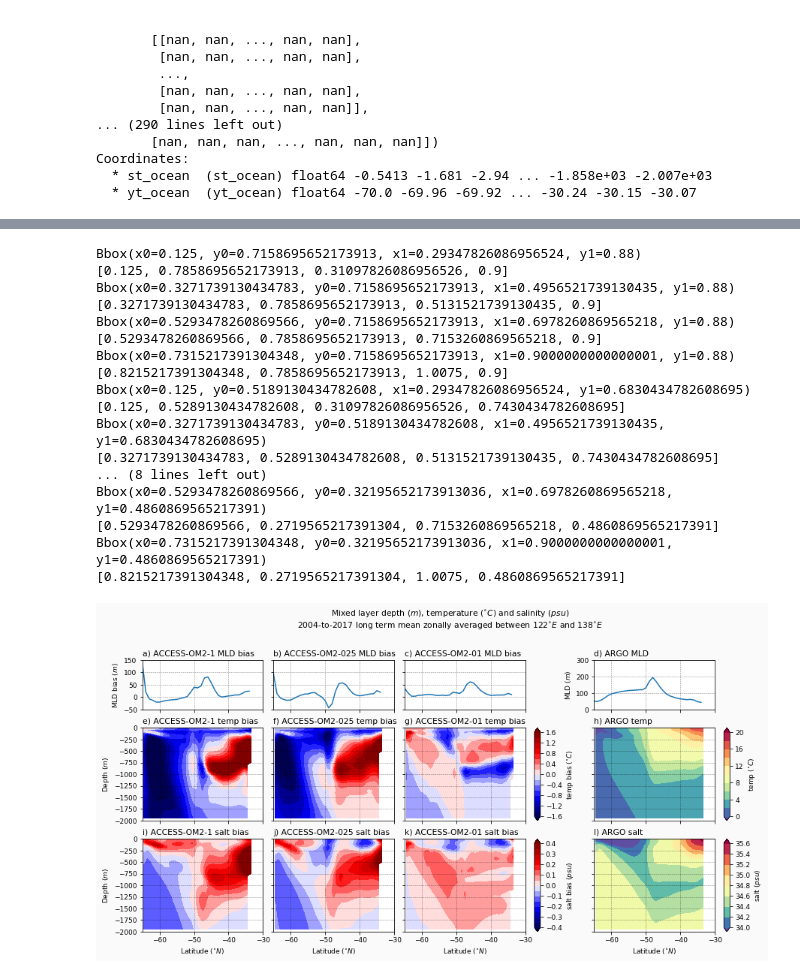
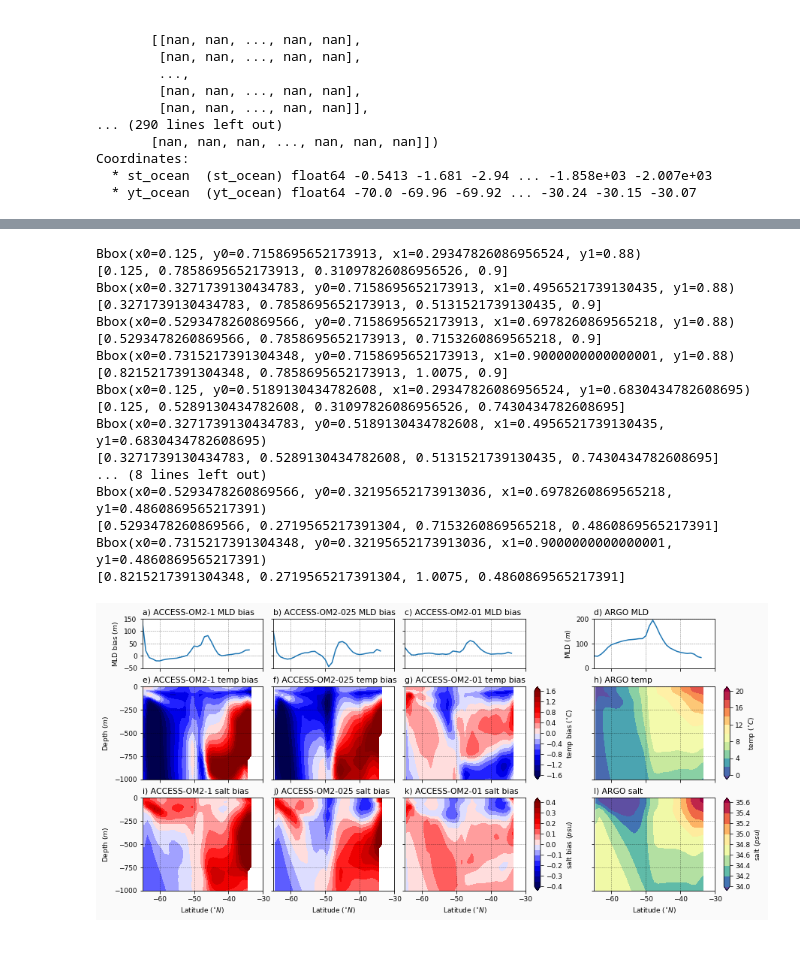
Before and after one commit to ERDuran/Australian-waters-diagnostics, a Jupyter notebook: scripts/p57_plot_MLD_zonal_meridional_sections.ipynb, the cells around one changed output, grey strips where cells are left out. Drawn from its saved outputs; the diff is of its cells as text; code cells hidden in the pictures; blank space fills up the shorter version.

```diff
--- a/scripts/p57_plot_MLD_zonal_meridional_sections.ipynb
+++ b/scripts/p57_plot_MLD_zonal_meridional_sections.ipynb
@@ -471,10 +643,10 @@ def savefigure(fname):
 fig = plt.figure(1, figsize=(12,8), facecolor=[0.98,0.98,0.98])
 matplotlib.rcParams.update({'font.size': 9})
 
-plt.suptitle(
-    r'Mixed layer depth ($m$), temperature ($^{\circ}C$) and salinity ($psu$) ' +
-    '\n2004-to-2017 long term mean zonally averaged between 122$^{\circ}E$ and 138$^{\circ}E$',
-    x=0.6,y=1.02, ha='center')
+# plt.suptitle(
+#     r'Mixed layer depth ($m$), temperature ($^{\circ}C$) and salinity ($psu$) ' +
+#     '\n2004-to-2017 long term mean zonally averaged between 122$^{\circ}E$ and 138$^{\circ}E$',
+#     x=0.6,y=1.02, ha='center')
 
 row=4
 col=4
@@ -566,7 +738,7 @@ ax.set_title('d) ARGO MLD', loc='left')
 # ax.set_extent([90, 180, -70, 20], crs=ccrs.PlateCarree())
 ax.set_xticks(arange(-60, -30, 10))
 ax.set_yticks(arange(0, 300, 100))
-plt.ylim([0, 300])
+plt.ylim([0, 200])
 plt.xlim([-65,-30])
 # ax.xaxis.set_major_formatter(lon_formatter)
 # ax.yaxis.set_major_formatter(lat_formatter)
@@ -594,7 +766,7 @@ ax.set_title('e) ACCESS-OM2-1 temp bias', loc='left')
 # ax.set_extent([90, 180, -70, 20], crs=ccrs.PlateCarree())
 ax.set_xticks(arange(-60, -30, 10))
 ax.set_yticks(arange(-2000, 0, 250))
-plt.xlim([-65,-30])
+plt.xlim([-65,-30]), plt.ylim([-1000,0])
 # ax.xaxis.set_major_formatter(lon_formatter)
 # ax.yaxis.set_major_formatter(lat_formatter)
 # ax.set_xlabel('')
@@ -621,7 +793,7 @@ ax.set_title('f) ACCESS-OM2-025 temp bias', loc='left')
 # ax.set_extent([90, 180, -70, 20], crs=ccrs.PlateCarree())
 ax.set_xticks(arange(-60, -30, 10))
 ax.set_yticks(arange(-2000, 0, 250))
-plt.xlim([-65,-30])
+plt.xlim([-65,-30]), plt.ylim([-1000,0])
 # ax.xaxis.set_major_formatter(lon_formatter)
 # ax.yaxis.set_major_formatter(lat_formatter)
 # ax.set_xlabel('')
@@ -648,7 +820,7 @@ ax.set_title('g) ACCESS-OM2-01 temp bias', loc='left')
 # ax.set_extent([90, 180, -70, 20], crs=ccrs.PlateCarree())
 ax.set_xticks(arange(-60, -30, 10))
 ax.set_yticks(arange(-2000, 0, 250))
-plt.xlim([-65,-30])
+plt.xlim([-65,-30]), plt.ylim([-1000,0])
 # ax.xaxis.set_major_formatter(lon_formatter)
 # ax.yaxis.set_major_formatter(lat_formatter)
 # ax.set_xlabel('')
@@ -681,7 +853,7 @@ ax.set_title('h) ARGO temp', loc='left')
 # ax.set_extent([90, 180, -70, 20], crs=ccrs.PlateCarree())
 ax.set_xticks(arange(-60, -30, 10))
 ax.set_yticks(arange(-2000, 0, 250))
-plt.xlim([-65,-30])
+plt.xlim([-65,-30]), plt.ylim([-1000,0])
 # ax.xaxis.set_major_formatter(lon_formatter)
 # ax.yaxis.set_major_formatter(lat_formatter)
 # ax.set_xlabel('')
@@ -716,7 +888,7 @@ ax.set_title('i) ACCESS-OM2-1 salt bias', loc='left')
 # ax.set_extent([90, 180, -70, 20], crs=ccrs.PlateCarree())
 ax.set_xticks(arange(-60, -30, 10))
 ax.set_yticks(arange(-2000, 0, 250))
-plt.xlim([-65,-30])
+plt.xlim([-65,-30]), plt.ylim([-1000,0])
 # ax.xaxis.set_major_formatter(lon_formatter)
 # ax.yaxis.set_major_formatter(lat_formatter)
 ax.set_xlabel('Latitude ($^{\circ}N$)')
@@ -743,7 +915,7 @@ ax.set_title('j) ACCESS-OM2-025 salt bias', loc='left')
 # ax.set_extent([90, 180, -70, 20], crs=ccrs.PlateCarree())
 ax.set_xticks(arange(-60, -30, 10))
 ax.set_yticks(arange(-2000, 0, 250))
-plt.xlim([-65,-30])
+plt.xlim([-65,-30]), plt.ylim([-1000,0])
 # ax.xaxis.set_major_formatter(lon_formatter)
 # ax.yaxis.set_major_formatter(lat_formatter)
 ax.set_xlabel('Latitude ($^{\circ}N$)')
@@ -770,7 +942,7 @@ ax.set_title('k) ACCESS-OM2-01 salt bias', loc='left')
 # ax.set_extent([90, 180, -70, 20], crs=ccrs.PlateCarree())
 ax.set_xticks(arange(-60, -30, 10))
 ax.set_yticks(arange(-2000, 0, 250))
-plt.xlim([-65,-30])
+plt.xlim([-65,-30]), plt.ylim([-1000,0])
 # ax.xaxis.set_major_formatter(lon_formatter)
 # ax.yaxis.set_major_formatter(lat_formatter)
 ax.set_xlabel('Latitude ($^{\circ}N$)')
@@ -803,7 +975,7 @@ ax.set_title('l) ARGO salt', loc='left')
 # ax.set_extent([90, 180, -70, 20], crs=ccrs.PlateCarree())
 ax.set_xticks(arange(-60, -30, 10))
 ax.set_yticks(arange(-2000, 0, 250))
-plt.xlim([-65,-30])
+plt.xlim([-65,-30]), plt.ylim([-1000,0])
 # ax.xaxis.set_major_formatter(lon_formatter)
 # ax.yaxis.set_major_formatter(lat_formatter)
 ax.set_xlabel('Latitude ($^{\circ}N$)')
@@ -813,34 +985,34 @@ ax.set_yticklabels('')
 ax.grid(linewidth=0.5, color='black', alpha=0.5, linestyle='--')
 axins = inset_axes(ax,
                    width="5%",  # width = 5% of parent_bbox width
                    height="100%",  # height : 50%
                    loc='lower left',
                    bbox_to_anchor=(1.075, 0, 1, 1),
                    bbox_transform=ax.transAxes,
                    borderpad=0)
 cbar = plt.colorbar(plot, orientation='vertical',
                     label=r'salt ($psu$)', cax=axins)
 
 savefigure('xm128_ltm')
 # %% [output]
 Bbox(x0=0.125, y0=0.7158695652173913, x1=0.29347826086956524, y1=0.88)
 [0.125, 0.7858695652173913, 0.31097826086956526, 0.9]
 Bbox(x0=0.3271739130434783, y0=0.7158695652173913, x1=0.4956521739130435, y1=0.88)
 [0.3271739130434783, 0.7858695652173913, 0.5131521739130435, 0.9]
 Bbox(x0=0.5293478260869566, y0=0.7158695652173913, x1=0.6978260869565218, y1=0.88)
 [0.5293478260869566, 0.7858695652173913, 0.7153260869565218, 0.9]
 Bbox(x0=0.7315217391304348, y0=0.7158695652173913, x1=0.9000000000000001, y1=0.88)
 [0.8215217391304348, 0.7858695652173913, 1.0075, 0.9]
 Bbox(x0=0.125, y0=0.5189130434782608, x1=0.29347826086956524, y1=0.6830434782608695)
 [0.125, 0.5289130434782608, 0.31097826086956526, 0.7430434782608695]
 Bbox(x0=0.3271739130434783, y0=0.5189130434782608, x1=0.4956521739130435, y1=0.6830434782608695)
 [0.3271739130434783, 0.5289130434782608, 0.5131521739130435, 0.7430434782608695]
 ... (8 lines left out)
 Bbox(x0=0.5293478260869566, y0=0.32195652173913036, x1=0.6978260869565218, y1=0.4860869565217391)
 [0.5293478260869566, 0.2719565217391304, 0.7153260869565218, 0.4860869565217391]
 Bbox(x0=0.7315217391304348, y0=0.32195652173913036, x1=0.9000000000000001, y1=0.4860869565217391)
 [0.8215217391304348, 0.2719565217391304, 1.0075, 0.4860869565217391]
-[figure, old version]
+[figure, new version]
 # %%
 def bbox(pos):
     return matplotlib.transforms.Bbox(np.array([[pos[0],pos[1]],[pos[2],pos[3]]]))
```
Also changed, not shown: parts of 9 cells of this notebook, 6 other files.
